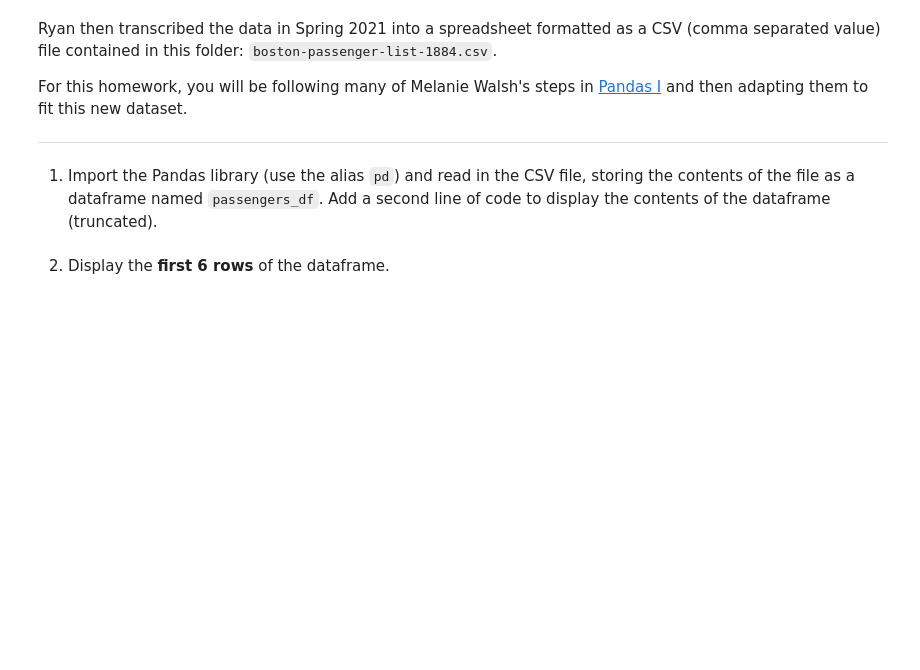
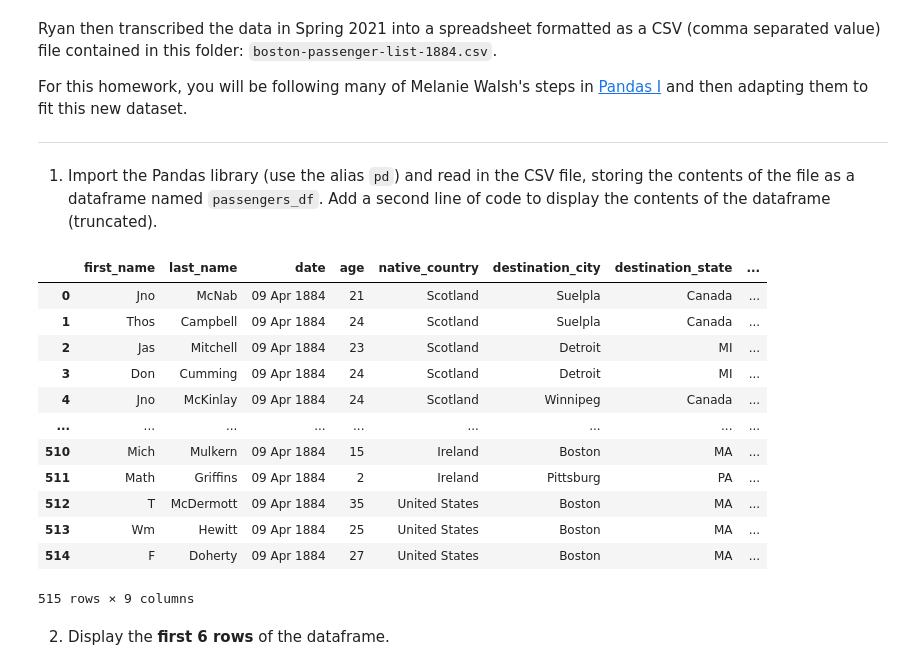
Before and after one commit to RayceLoveland/loveland-sp25-data-materials, a Jupyter notebook: week-07/loveland-hw-06.ipynb, the cells around one changed output. Saved outputs shown, nothing was run; the diff lists cells and outputs as text; code cells hidden in the pictures; blank space fills up the shorter version.

```diff
--- a/week-07/loveland-hw-06.ipynb
+++ b/week-07/loveland-hw-06.ipynb
@@ -50,6 +50,24 @@ For this homework, you will be following many of Melanie Walsh's steps in [Panda
 1. Import the Pandas library (use the alias `pd`) and read in the CSV file, storing the contents of the file as a dataframe named `passengers_df`. Add a second line of code to display the contents of the dataframe (truncated).
 # %%
 #Your Code Here
+import pandas as pd
+
+passengers_df = pd.read_csv('boston-passenger-list-1884.csv', delimiter=",")
+passengers_df
+# %% [output]
+|  | first_name | last_name | date | age | native_country | destination_city | destination_state | ... |
+| 0 | Jno | McNab | 09 Apr 1884 | 21 | Scotland | Suelpla | Canada | ... |
+| 1 | Thos | Campbell | 09 Apr 1884 | 24 | Scotland | Suelpla | Canada | ... |
+| 2 | Jas | Mitchell | 09 Apr 1884 | 23 | Scotland | Detroit | MI | ... |
+| 3 | Don | Cumming | 09 Apr 1884 | 24 | Scotland | Detroit | MI | ... |
+| 4 | Jno | McKinlay | 09 Apr 1884 | 24 | Scotland | Winnipeg | Canada | ... |
+| ... | ... | ... | ... | ... | ... | ... | ... | ... |
+| 510 | Mich | Mulkern | 09 Apr 1884 | 15 | Ireland | Boston | MA | ... |
+| 511 | Math | Griffins | 09 Apr 1884 | 2 | Ireland | Pittsburg | PA | ... |
+| 512 | T | McDermott | 09 Apr 1884 | 35 | United States | Boston | MA | ... |
+| 513 | Wm | Hewitt | 09 Apr 1884 | 25 | United States | Boston | MA | ... |
+| 514 | F | Doherty | 09 Apr 1884 | 27 | United States | Boston | MA | ... |
+515 rows × 9 columns
 # %% [markdown]
 2. Display the **first 6 rows** of the dataframe.
 # %%
```
Also changed, not shown: parts of 25 cells of this notebook, 15 other files.
